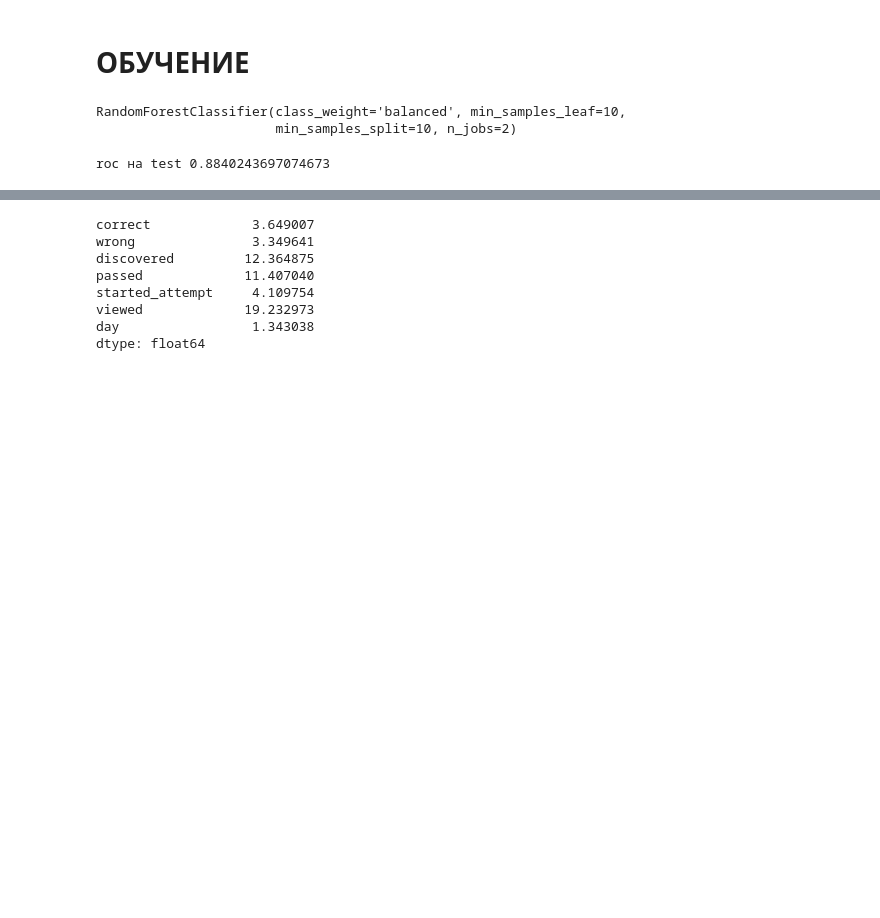
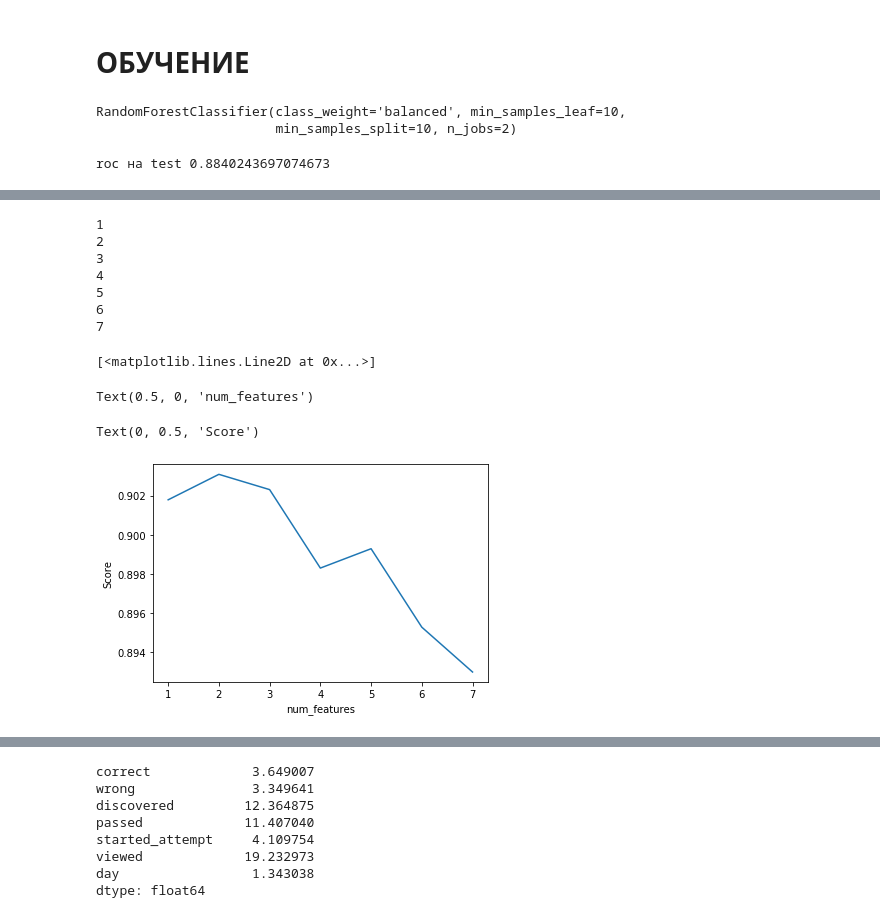
Before and after one commit to Laztrex/basic-statistic, a Jupyter notebook: research_ML/predicting_student_churn.ipynb, the cells around one changed output, grey strips where cells are left out. Cells and saved outputs as stored; diff of their text form; code cells hidden in the pictures; blank space fills up the shorter version.

```diff
--- a/research_ML/predicting_student_churn.ipynb
+++ b/research_ML/predicting_student_churn.ipynb
@@ -255,18 +298,29 @@ plt.ylabel("Score")
 # %%
 # research max_features
-a = []
 nn = 0
 for i in num_features:
     nn += 1
     print(nn)
     temp_tree = DecisionTreeClassifier(splitter='best', max_features=i)
     temp_model = BaggingClassifier(temp_tree, max_features=i)
     temp_score = cross_val_score(temp_model, X, y, cv=10)
     a.append(np.mean(temp_score))
 
 plt.plot(num_features, a[num_trees.shape[0]:])
 plt.xlabel("num_features")
 plt.ylabel("Score")
+# %% [output]
+1
+2
+3
+4
+5
+6
+7
+[<matplotlib.lines.Line2D at 0x...>]
+Text(0.5, 0, 'num_features')
+Text(0, 0.5, 'Score')
+[figure, added]
 # %%
 nn = 0
 b = []
```
Also changed, not shown: parts of 16 cells of this notebook.
